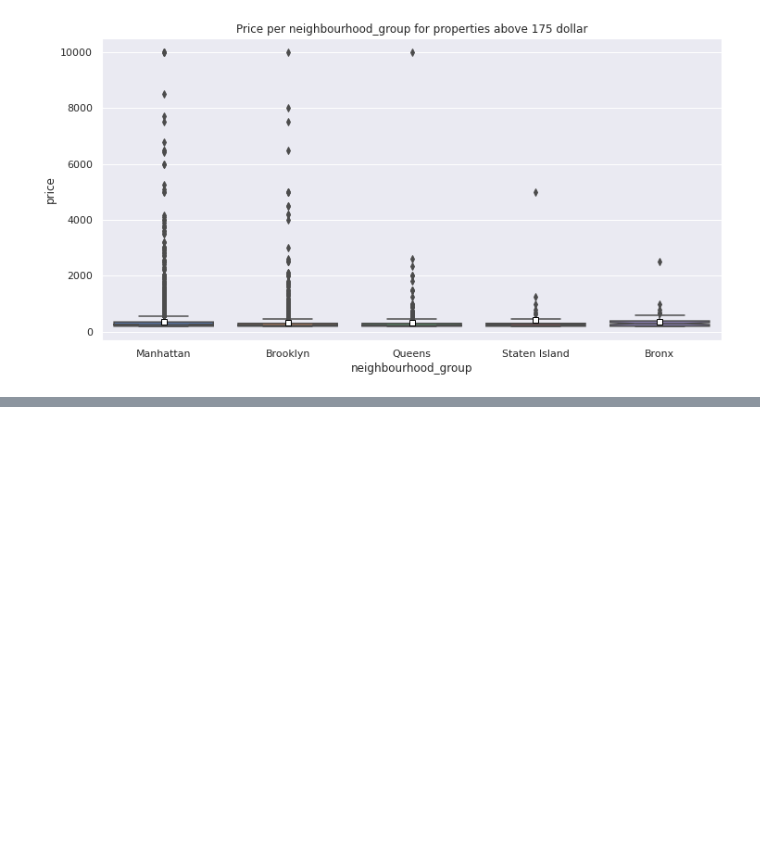
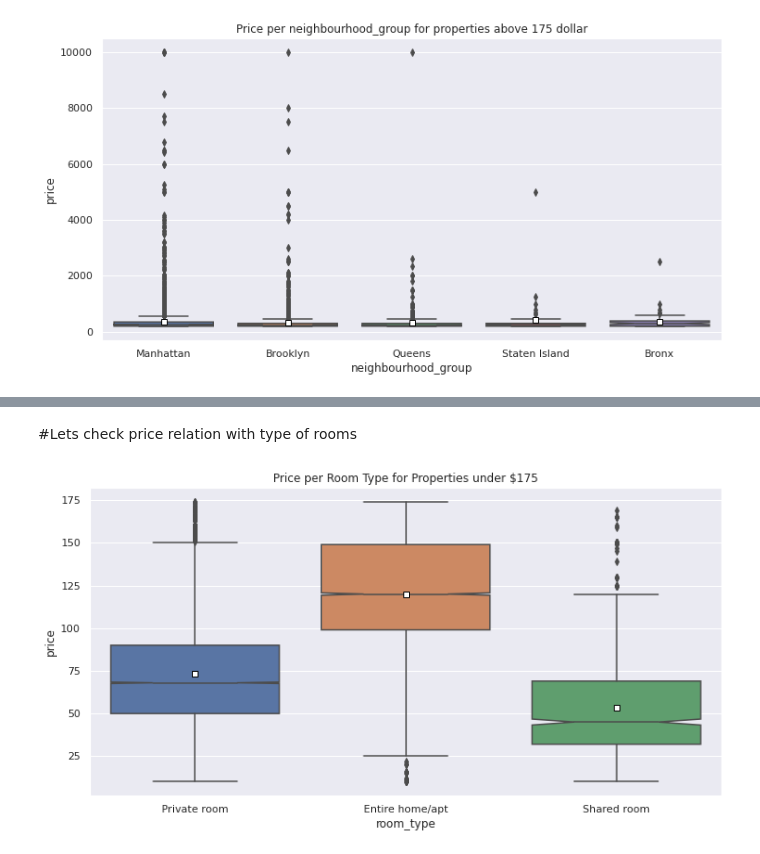
Before and after one commit to Rahul2661998/EDA-Capstone-project-AirBNB_Booking_Analysis-, a Jupyter notebook: Copy_of_Airbnb_Bookings_Analysis_Capstone_Project.ipynb, the cells around one changed output, grey strips where cells are left out. Saved outputs shown, nothing was run; the diff lists cells and outputs as text; code cells hidden in the pictures; blank space fills up the shorter version.

```diff
--- a/Copy_of_Airbnb_Bookings_Analysis_Capstone_Project.ipynb
+++ b/Copy_of_Airbnb_Bookings_Analysis_Capstone_Project.ipynb
@@ -230,0 +268,10 @@ plt.ioff()
+# %% [markdown]
+#Lets check price relation with type of rooms
+# %%
+title = 'Price per Room Type for Properties under $175'
+sns.boxplot(x='room_type', y='price', data=data_below, notch=True, showmeans=True,
+           meanprops={"marker":"s","markerfacecolor":"white", "markeredgecolor":"black"})
+plt.title(title)
+plt.ioff()
+# %% [output]
+[figure, added]
```
Also changed, not shown: parts of 25 cells of this notebook.
